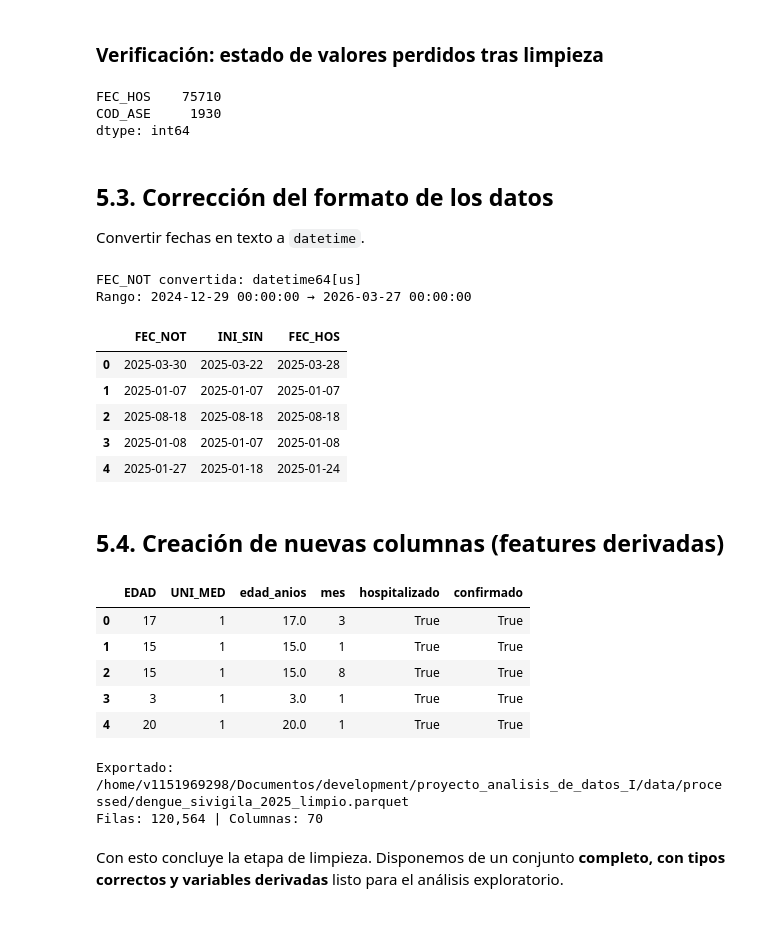
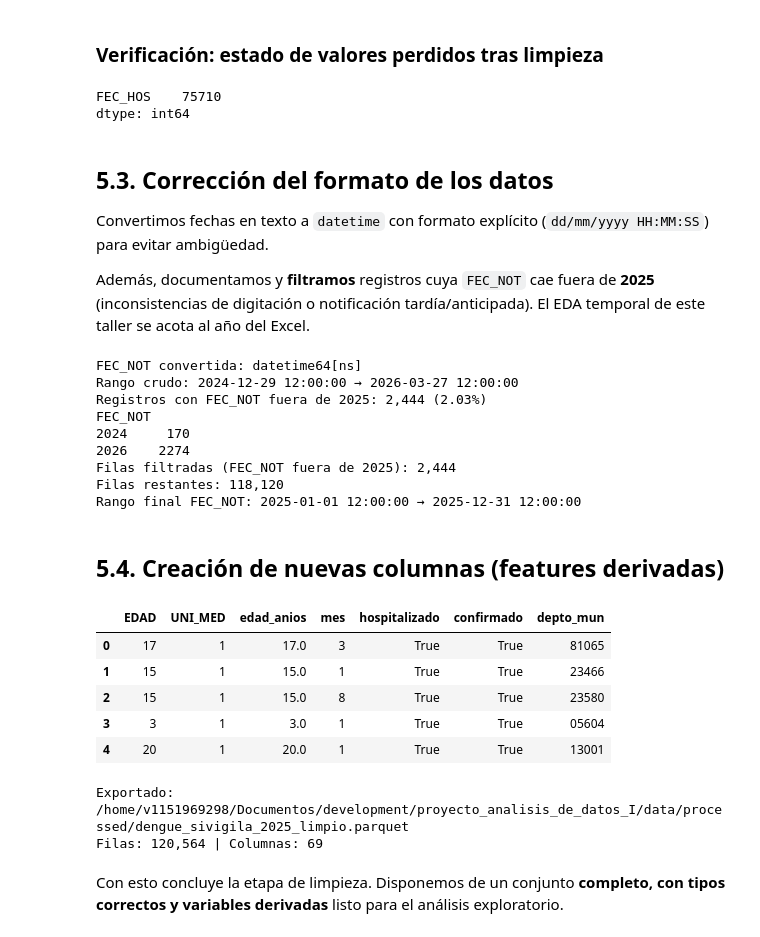
Before and after one commit to giovannyjb/proyecto_analisis_de_datos_I, a Jupyter notebook: notebooks/taller1_eda_dengue.ipynb, the cells around one changed output. Drawn from its saved outputs; the diff is of its cells as text; code cells hidden in the pictures.

```diff
--- a/notebooks/taller1_eda_dengue.ipynb
+++ b/notebooks/taller1_eda_dengue.ipynb
@@ -134,14 +140,13 @@ Parquet listo: False
 # %%
-# --- Configuración de carga (cambia según la etapa del EDA) ---
-MODO = "year"       # "year" | "sample" | "parquet"
-ANIO = 2025         # solo si MODO == "year"
-FRACCION = 0.05     # solo si MODO == "sample" (5% ≈ 43k filas)
+# Carga del Excel SIVIGILA 2025 (única fuente de este EDA)
+MODO = "year"
+ANIO = 2025
 
-df = load_dengue(MODO, year=ANIO, sample_frac=FRACCION)
+df = load_dengue(MODO, year=ANIO)
 
-print(f"Modo: {MODO}")
+print(f"Fuente: Datos_{ANIO}_210.xlsx")
 print(f"Dimensiones: {df.shape[0]:,} filas × {df.shape[1]} columnas")
 print(f"Memoria aprox.: {df.memory_usage(deep=True).sum() / 1e6:.1f} MB")
 print(f"COD_EVE: {df['COD_EVE'].unique()}")
-print(f"Años en df: {sorted(df['ANO'].unique())}")
+print(f"Año en df: {sorted(df['ANO'].unique())}")
 # %% [output]
@@ -471,22 +474,30 @@ resto = df_limpio.isnull().sum()
 resto[resto > 0].sort_values(ascending=False).head(10)
 # %% [output]
 FEC_HOS    75710
-COD_ASE     1930
 dtype: int64
 # %% [markdown]
 ## 5.3. Corrección del formato de los datos
 
-Convertir fechas en texto a `datetime`.
+Convertimos fechas en texto a `datetime` con formato explícito (`dd/mm/yyyy HH:MM:SS`) para evitar ambigüedad.
+
+Además, documentamos y **filtramos** registros cuya `FEC_NOT` cae fuera de **2025** (inconsistencias de digitación o notificación tardía/anticipada). El EDA temporal de este taller se acota al año del Excel.
 # %%
 def parsear_fecha(serie):
     """Convierte fechas SIVIGILA (dd/mm/yyyy con 'a. m.' / 'p. m.') a datetime."""
     limpia = (
         serie.astype(str)
+        .str.replace("\xa0", " ", regex=False)  # NBSP de Excel
         .str.replace(r"\s*a\.\s*m\.", "", regex=True)
         .str.replace(r"\s*p\.\s*m\.", "", regex=True)
         .str.strip()
     )
-    return pd.to_datetime(limpia, dayfirst=True, errors="coerce")
+    # Formato explícito (con hora); fallback a solo fecha
+    dt = pd.to_datetime(limpia, format="%d/%m/%Y %H:%M:%S", errors="coerce")
+    mask = dt.isna() & limpia.ne("nan") & limpia.ne("NaT") & limpia.ne("") & limpia.ne("None")
+    if mask.any():
+        dt = dt.copy()
+        dt.loc[mask] = pd.to_datetime(limpia.loc[mask], format="%d/%m/%Y", errors="coerce")
+    return dt
 
 cols_fecha = ["FEC_NOT", "INI_SIN", "FEC_HOS", "FEC_CON", "FECHA_NTO"]
 for col in cols_fecha:
@@ -494,45 +505,60 @@ for col in cols_fecha:
         df_limpio[col] = parsear_fecha(df_limpio[col])
 
 print("FEC_NOT convertida:", df_limpio["FEC_NOT"].dtype)
-print("Rango:", df_limpio["FEC_NOT"].min(), "→", df_limpio["FEC_NOT"].max())
+print("Rango crudo:", df_limpio["FEC_NOT"].min(), "→", df_limpio["FEC_NOT"].max())
+
+# Fechas fuera del año de análisis (inconsistencias de notificación / digitación)
+fuera_anio = df_limpio["FEC_NOT"].notna() & (df_limpio["FEC_NOT"].dt.year != ANIO)
+n_fuera = int(fuera_anio.sum())
+print(f"Registros con FEC_NOT fuera de {ANIO}: {n_fuera:,} ({n_fuera/len(df_limpio)*100:.2f}%)")
+if n_fuera > 0:
+    print(df_limpio.loc[fuera_anio, "FEC_NOT"].dt.year.value_counts().sort_index())
+
+# Conservamos solo notificaciones del año del Excel para el EDA temporal/territorial
+filas_antes = len(df_limpio)
+df_limpio = df_limpio.loc[~fuera_anio].copy()
+print(f"Filas filtradas (FEC_NOT fuera de {ANIO}): {filas_antes - len(df_limpio):,}")
+print(f"Filas restantes: {len(df_limpio):,}")
+print("Rango final FEC_NOT:", df_limpio["FEC_NOT"].min(), "→", df_limpio["FEC_NOT"].max())
 df_limpio[["FEC_NOT", "INI_SIN", "FEC_HOS"]].head()
 # %% [output]
-FEC_NOT convertida: datetime64[us]
-Rango: 2024-12-29 00:00:00 → 2026-03-27 00:00:00
+FEC_NOT convertida: datetime64[ns]
+Rango crudo: 2024-12-29 12:00:00 → 2026-03-27 12:00:00
+Registros con FEC_NOT fuera de 2025: 2,444 (2.03%)
+FEC_NOT
+2024     170
+2026    2274
+Filas filtradas (FEC_NOT fuera de 2025): 2,444
+Filas restantes: 118,120
+Rango final FEC_NOT: 2025-01-01 12:00:00 → 2025-12-31 12:00:00
-|  | FEC_NOT | INI_SIN | FEC_HOS |
-| 0 | 2025-03-30 | 2025-03-22 | 2025-03-28 |
-| 1 | 2025-01-07 | 2025-01-07 | 2025-01-07 |
-| 2 | 2025-08-18 | 2025-08-18 | 2025-08-18 |
-| 3 | 2025-01-08 | 2025-01-07 | 2025-01-08 |
-| 4 | 2025-01-27 | 2025-01-18 | 2025-01-24 |
 # %% [markdown]
 ## 5.4. Creación de nuevas columnas (features derivadas)
 # %%
 def edad_en_anios(row):
     if row["UNI_MED"] == 1:
         return row["EDAD"]
     if row["UNI_MED"] == 2:
         return row["EDAD"] / 12
     return row["EDAD"] / 365
 
 df_limpio["edad_anios"] = df_limpio.apply(edad_en_anios, axis=1)
 df_limpio["mes"] = df_limpio["FEC_NOT"].dt.month
 df_limpio["trimestre"] = df_limpio["FEC_NOT"].dt.quarter
 df_limpio["hospitalizado"] = df_limpio["PAC_HOS"] == 1
 df_limpio["confirmado"] = df_limpio["confirmados"] == 1
 df_limpio["depto_mun"] = (
     df_limpio["COD_DPTO_O"].astype(str).str.zfill(2)
     + df_limpio["COD_MUN_O"].astype(str).str.zfill(3)
 )
 
-df_limpio[["EDAD", "UNI_MED", "edad_anios", "mes", "hospitalizado", "confirmado"]].head()
+df_limpio[["EDAD", "UNI_MED", "edad_anios", "mes", "hospitalizado", "confirmado", "depto_mun"]].head()
 # %% [output]
-|  | EDAD | UNI_MED | edad_anios | mes | hospitalizado | confirmado |
-| 0 | 17 | 1 | 17.0 | 3 | True | True |
-| 1 | 15 | 1 | 15.0 | 1 | True | True |
-| 2 | 15 | 1 | 15.0 | 8 | True | True |
-| 3 | 3 | 1 | 3.0 | 1 | True | True |
-| 4 | 20 | 1 | 20.0 | 1 | True | True |
+|  | EDAD | UNI_MED | edad_anios | mes | hospitalizado | confirmado | depto_mun |
+| 0 | 17 | 1 | 17.0 | 3 | True | True | 81065 |
+| 1 | 15 | 1 | 15.0 | 1 | True | True | 23466 |
+| 2 | 15 | 1 | 15.0 | 8 | True | True | 23580 |
+| 3 | 3 | 1 | 3.0 | 1 | True | True | 05604 |
+| 4 | 20 | 1 | 20.0 | 1 | True | True | 13001 |
 # %%
 # Exportar dataset limpio del año para el equipo
 DATA_PROCESSED.mkdir(parents=True, exist_ok=True)
@@ -542,7 +568,7 @@ print(f"Exportado: {ruta_limpio}")
 print(f"Filas: {len(df_limpio):,} | Columnas: {df_limpio.shape[1]}")
 # %% [output]
 Exportado: /home/v1151969298/Documentos/development/proyecto_analisis_de_datos_I/data/processed/dengue_sivigila_2025_limpio.parquet
-Filas: 120,564 | Columnas: 70
+Filas: 120,564 | Columnas: 69
 # %% [markdown]
 Con esto concluye la etapa de limpieza. Disponemos de un conjunto **completo, con tipos correctos y variables derivadas** listo para el análisis exploratorio.
 # %% [markdown]
```
Also changed, not shown: parts of 49 cells of this notebook, 7 other files.
